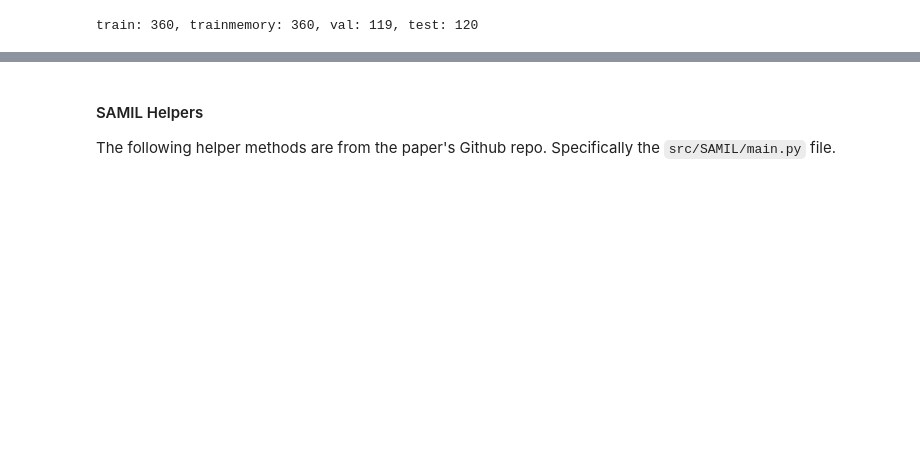
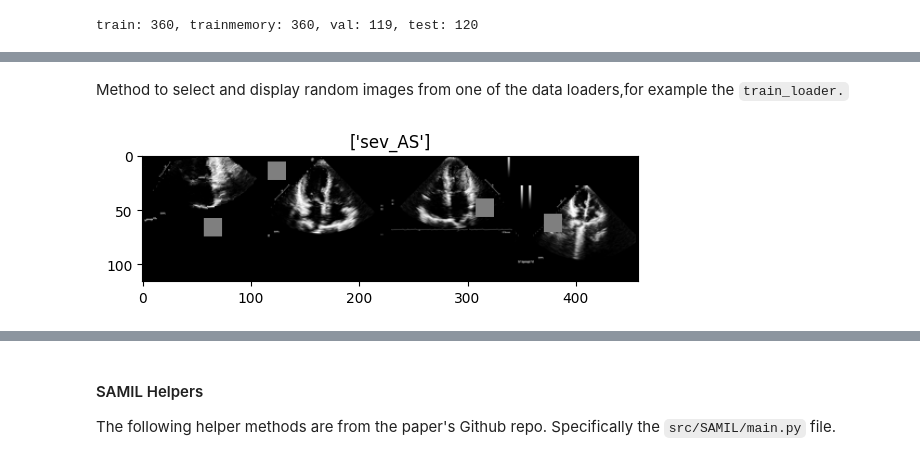
Before and after one commit to benpcorn/DLH598-Team144, a Jupyter notebook: DL4H_Team_144_BCORN2.ipynb, the cells around one changed output, grey strips where cells are left out. Cells and saved outputs as stored; diff of their text form; code cells hidden in the pictures; blank space fills up the shorter version.

```diff
--- a/DL4H_Team_144_BCORN2.ipynb
+++ b/DL4H_Team_144_BCORN2.ipynb
@@ -272,7 +363,7 @@ class EchoDataset(Dataset):
         bag_image = self.bag_of_PiatentStudy_images[index]
 
         if self.transform_fn is not None:
-            bag_image = torch.stack([self.transform_fn(Image.fromarray(image)) for image in bag_image])
+            bag_image = torch.stack([self.transform_fn(Image.fromarray(image, mode="RGB")) for image in bag_image])
 
 
         DiagnosisLabel = self.bag_of_PatientStudy_DiagnosisLabels[index]
@@ -471,9 +575,9 @@ The following code blocks preprocess the data and load the data using a modified
 # %%
-train_dataset = EchoDataset(train_PatientStudy_ids, TMED2SummaryTable, LOCAL_DATA_DIR, sampling_strategy='first_frame', training_seed=trainingSeed, transform_fn=transform_labeledtrain)
+train_dataset = EchoDataset(train_PatientStudy_ids, TMED2SummaryTable, LOCAL_DATA_DIR, transform_fn=transform_train)
 
-trainmemory_dataset = EchoDataset(train_PatientStudy_ids, TMED2SummaryTable, LOCAL_DATA_DIR, sampling_strategy='first_frame', training_seed=trainingSeed, transform_fn=transform_eval)
+train_dataset_randaug = EchoDataset(train_PatientStudy_ids, TMED2SummaryTable, LOCAL_DATA_DIR, transform_fn=transform_train_randaug)
 
-val_dataset = EchoDataset(val_PatientStudy_ids, TMED2SummaryTable, LOCAL_DATA_DIR, sampling_strategy='first_frame', training_seed=trainingSeed, transform_fn=transform_eval)
+val_dataset = EchoDataset(val_PatientStudy_ids, TMED2SummaryTable, LOCAL_DATA_DIR, transform_fn=transform_eval)
 
-test_dataset = EchoDataset(test_PatientStudy_ids, TMED2SummaryTable, LOCAL_DATA_DIR, sampling_strategy='first_frame', training_seed=trainingSeed, transform_fn=transform_eval)
+test_dataset = EchoDataset(test_PatientStudy_ids, TMED2SummaryTable, LOCAL_DATA_DIR, transform_fn=transform_eval)
 # %%
@@ -549,0 +666,27 @@ The following class for the View Classifier is directly ported from the paper's
+# %% [markdown]
+Method to select and display random images from one of the data loaders,for example the `train_loader.`
+# %%
+# Image loading code modified from https://pytorch.org/tutorials/beginner/transfer_learning_tutorial.html#visualize-a-few-images
+
+code_to_diagnosis = ["no_AS", "mod_AS", "sev_AS"]
+
+def imshow(inp, title=None):
+    """Display image for Tensor."""
+    inp = inp.numpy().transpose((1, 2, 0))
+    plt.imshow(inp)
+    if title is not None:
+        plt.title(title)
+    plt.pause(0.001)  # pause a bit so that plots are updated
+
+
+# Get a batch of training data
+inputs, classes = next(iter(train_loader))
+inputs = inputs.squeeze(0) # Remove singleton batch dimension to produce tensor with shape (Channels, Heigh, Width)
+inputs = inputs[:4] # Select 4 images
+
+# Make a grid from batch
+out = torchvision.utils.make_grid(inputs)
+
+imshow(out, title=[code_to_diagnosis[x] for x in classes])
+# %% [output]
+[figure, added]
```
Also changed, not shown: parts of 63 cells of this notebook.
